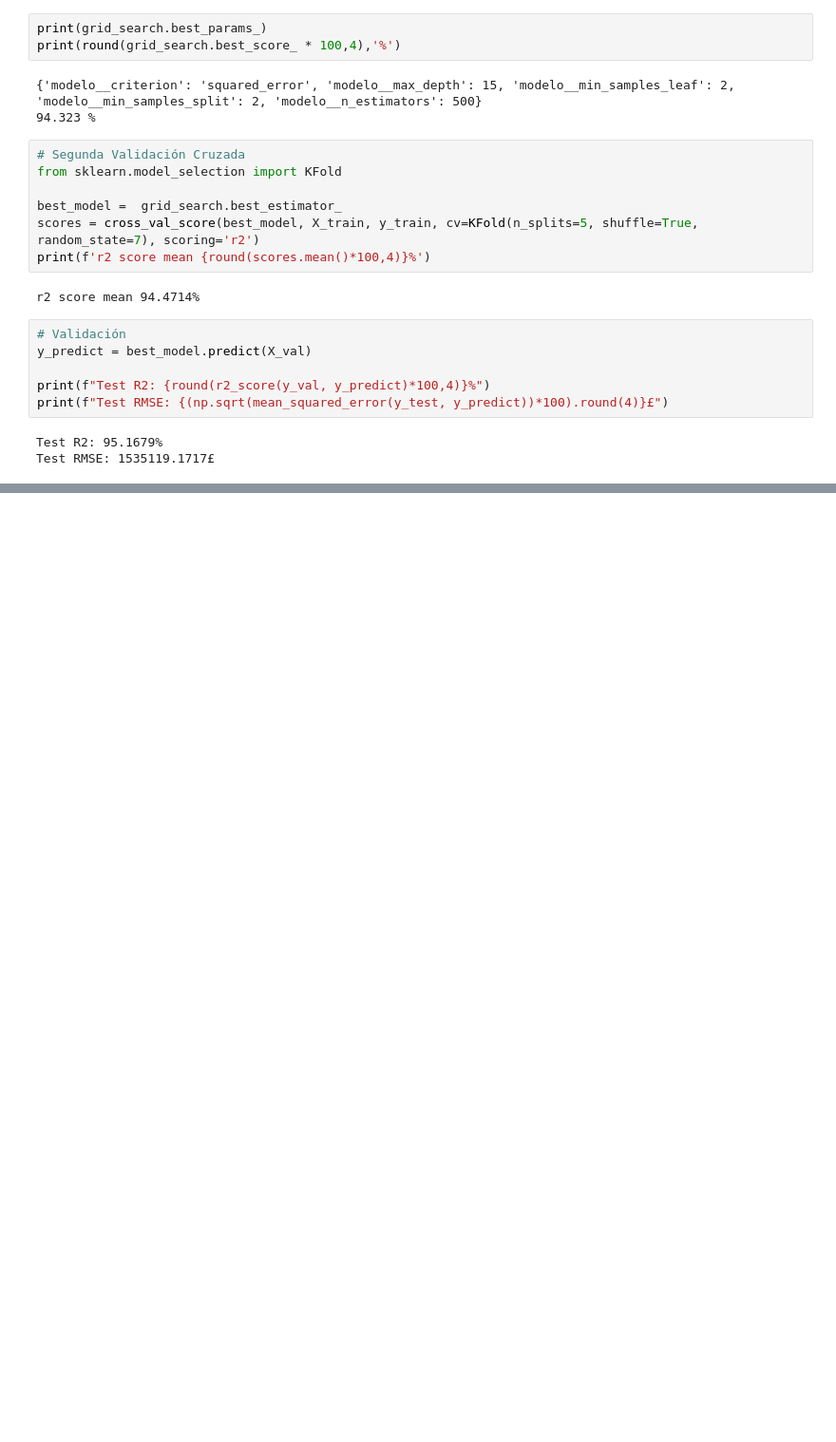
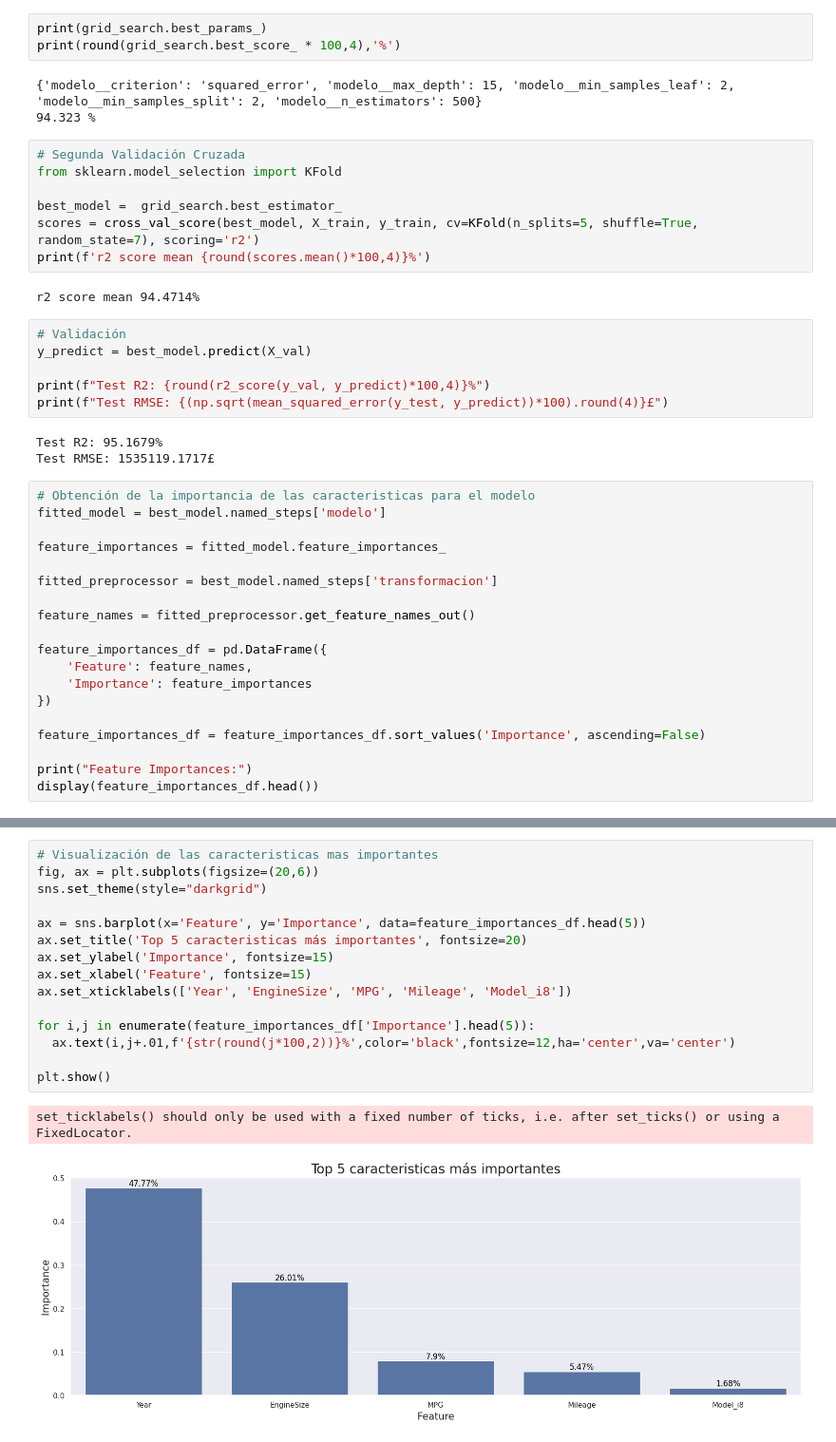
Before and after one commit to C-Gabs/Portafolio, a Jupyter notebook: Machine_learning_price_prediction.ipynb, the cells around one changed output, grey strips where cells are left out. Shown at 95% size. Saved outputs shown, nothing was run; the diff lists cells and outputs as text; blank space fills up the shorter version.

```diff
--- a/Machine_learning_price_prediction.ipynb
+++ b/Machine_learning_price_prediction.ipynb
@@ -321,3 +321,22 @@ print(f"Test RMSE: {(np.sqrt(mean_squared_error(y_test, y_predict))*100).round(4
 # %% [output]
 Test R2: 95.1679%
 Test RMSE: 1535119.1717£
+# %%
+# Obtención de la importancia de las caracteristicas para el modelo
+fitted_model = best_model.named_steps['modelo']
+
+feature_importances = fitted_model.feature_importances_
+
+fitted_preprocessor = best_model.named_steps['transformacion']
+
+feature_names = fitted_preprocessor.get_feature_names_out()
+
+feature_importances_df = pd.DataFrame({
+    'Feature': feature_names,
+    'Importance': feature_importances
+})
+
+feature_importances_df = feature_importances_df.sort_values('Importance', ascending=False)
+
+print("Feature Importances:")
+display(feature_importances_df.head())
@@ -323,0 +351,18 @@ Test RMSE: 1535119.1717£
+# %%
+# Visualización de las caracteristicas mas importantes
+fig, ax = plt.subplots(figsize=(20,6))
+sns.set_theme(style="darkgrid")
+
+ax = sns.barplot(x='Feature', y='Importance', data=feature_importances_df.head(5))
+ax.set_title('Top 5 caracteristicas más importantes', fontsize=20)
+ax.set_ylabel('Importance', fontsize=15)
+ax.set_xlabel('Feature', fontsize=15)
+ax.set_xticklabels(['Year', 'EngineSize', 'MPG', 'Mileage', 'Model_i8'])
+
+for i,j in enumerate(feature_importances_df['Importance'].head(5)):
+  ax.text(i,j+.01,f'{str(round(j*100,2))}%',color='black',fontsize=12,ha='center',va='center')
+
+plt.show()
+# %% [output]
+set_ticklabels() should only be used with a fixed number of ticks, i.e. after set_ticks() or using a FixedLocator.
+[figure, added]
```
Also changed, not shown: parts of 1 cell of this notebook.
